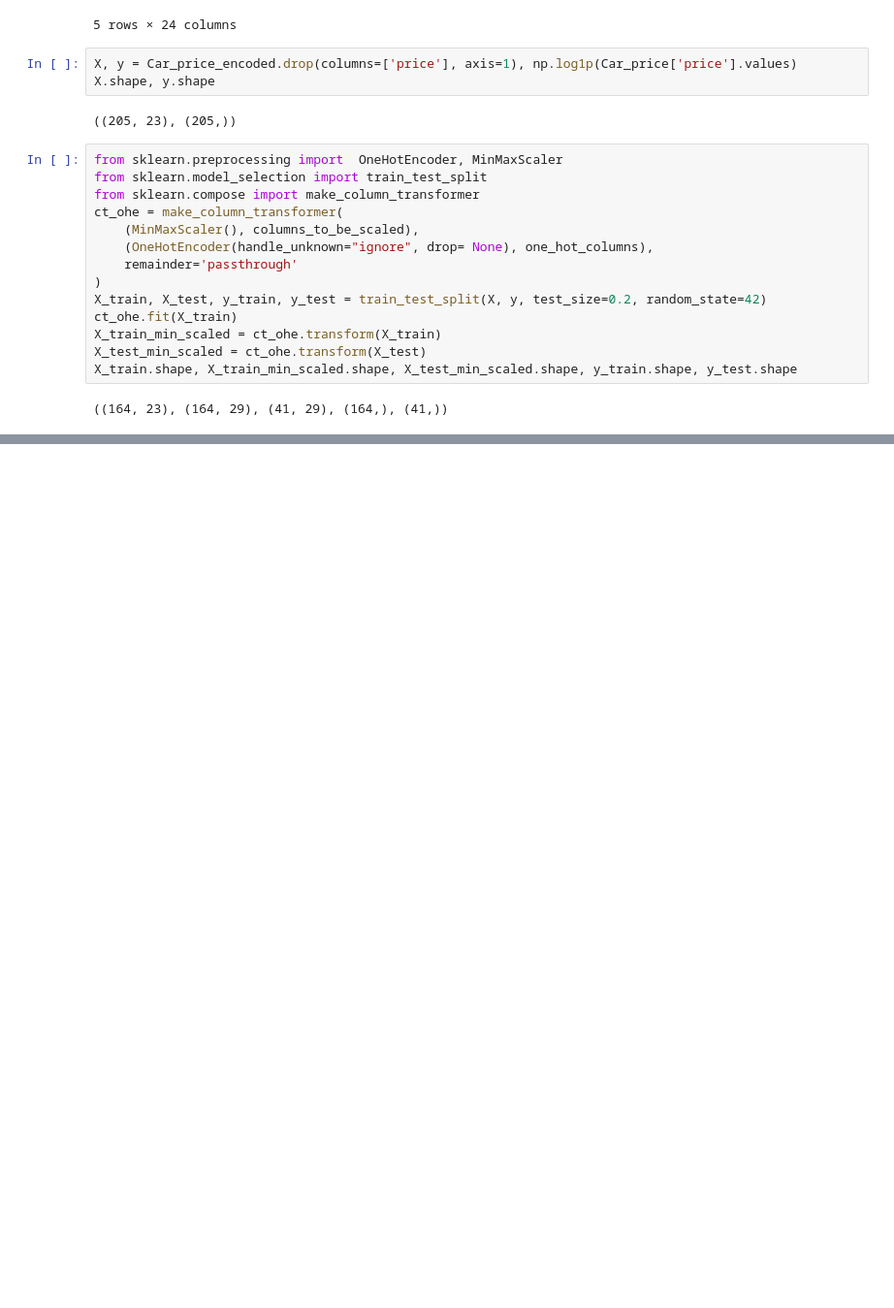
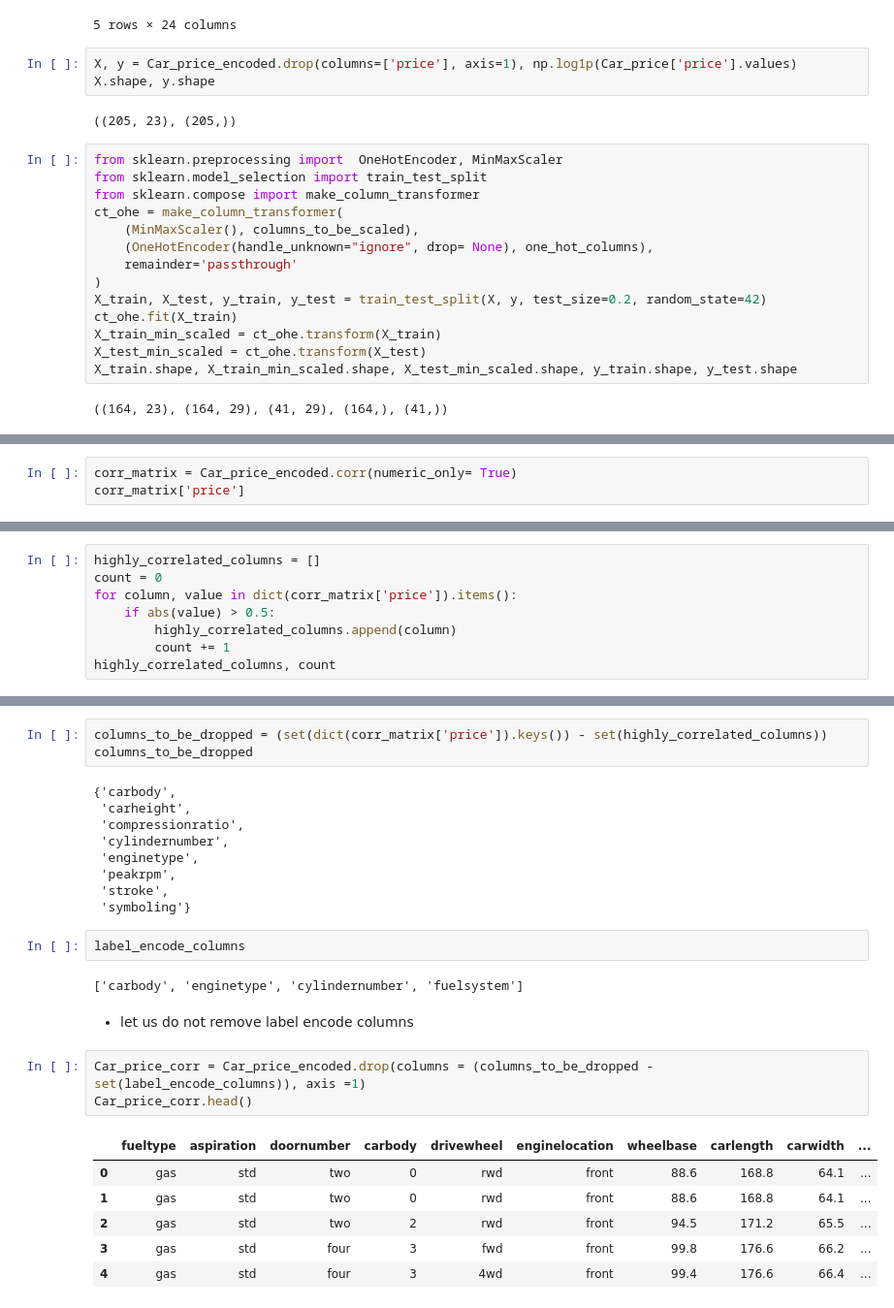
Before and after one commit to bvkiran8058/Deep-Learning, a Jupyter notebook: Linear Regression.ipynb, the cells around one changed output, grey strips where cells are left out. Shown: that part at 97% size. Saved outputs shown, nothing was run; the diff lists cells and outputs as text; blank space fills up the shorter version.

```diff
--- a/Linear Regression.ipynb
+++ b/Linear Regression.ipynb
@@ -440,0 +496,3 @@ r2_score(y_pred, y_test)
+# %%
+corr_matrix = Car_price_encoded.corr(numeric_only= True)
+corr_matrix['price']
@@ -440,0 +520,8 @@ r2_score(y_pred, y_test)
+# %%
+highly_correlated_columns = []
+count = 0
+for column, value in dict(corr_matrix['price']).items():
+    if abs(value) > 0.5:
+        highly_correlated_columns.append(column)
+        count += 1
+highly_correlated_columns, count
@@ -440,0 +541,28 @@ r2_score(y_pred, y_test)
+# %%
+columns_to_be_dropped = (set(dict(corr_matrix['price']).keys()) - set(highly_correlated_columns))
+columns_to_be_dropped
+# %% [output]
+{'carbody',
+ 'carheight',
+ 'compressionratio',
+ 'cylindernumber',
+ 'enginetype',
+ 'peakrpm',
+ 'stroke',
+ 'symboling'}
+# %%
+label_encode_columns
+# %% [output]
+['carbody', 'enginetype', 'cylindernumber', 'fuelsystem']
+# %% [markdown]
+* let us do not remove label encode columns
+# %%
+Car_price_corr = Car_price_encoded.drop(columns = (columns_to_be_dropped - set(label_encode_columns)), axis =1)
+Car_price_corr.head()
+# %% [output]
+|  | fueltype | aspiration | doornumber | carbody | drivewheel | enginelocation | wheelbase | carlength | carwidth | ... |
+| 0 | gas | std | two | 0 | rwd | front | 88.6 | 168.8 | 64.1 | ... |
+| 1 | gas | std | two | 0 | rwd | front | 88.6 | 168.8 | 64.1 | ... |
+| 2 | gas | std | two | 2 | rwd | front | 94.5 | 171.2 | 65.5 | ... |
+| 3 | gas | std | four | 3 | fwd | front | 99.8 | 176.6 | 66.2 | ... |
+| 4 | gas | std | four | 3 | 4wd | front | 99.4 | 176.6 | 66.4 | ... |
```
Also changed, not shown: parts of 31 cells of this notebook, 2 other files.
